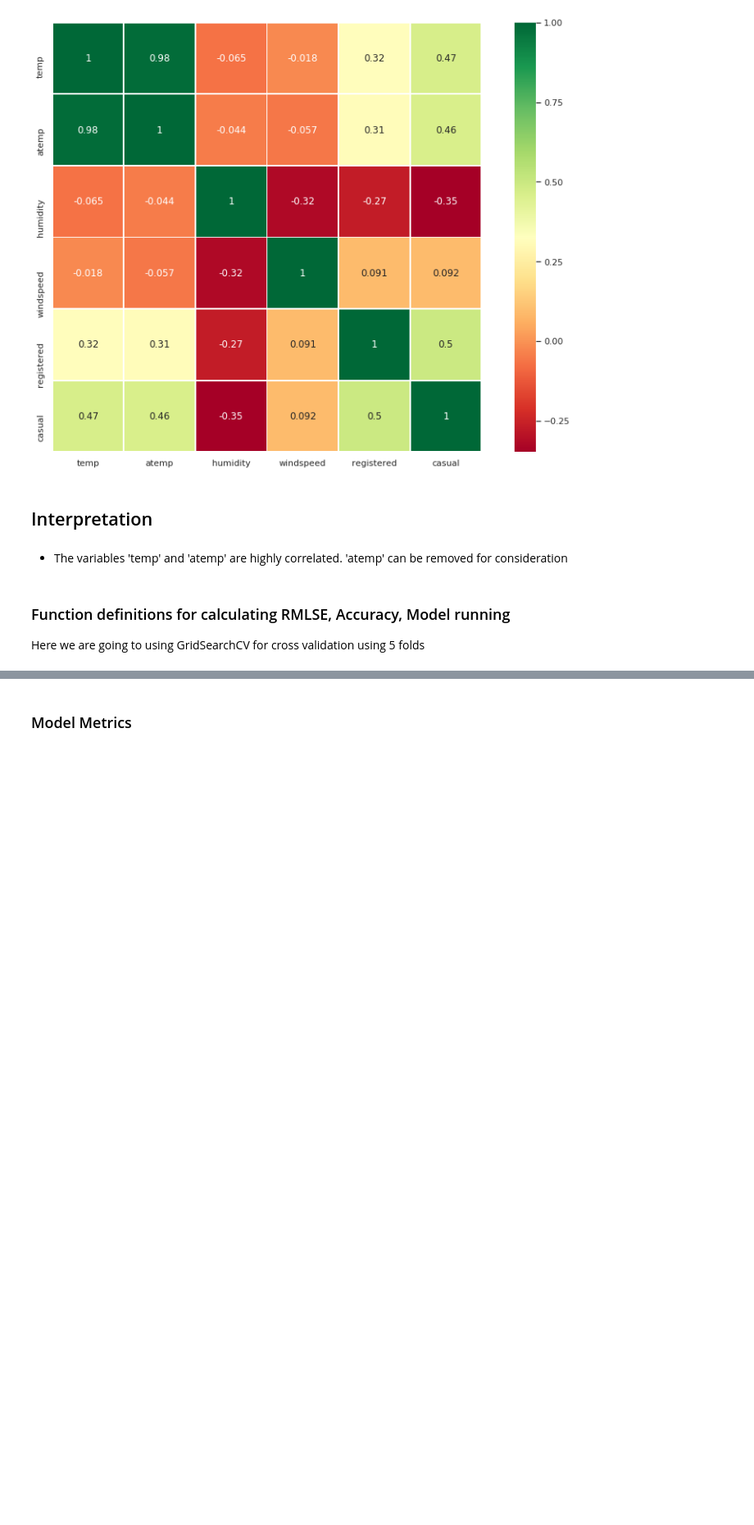
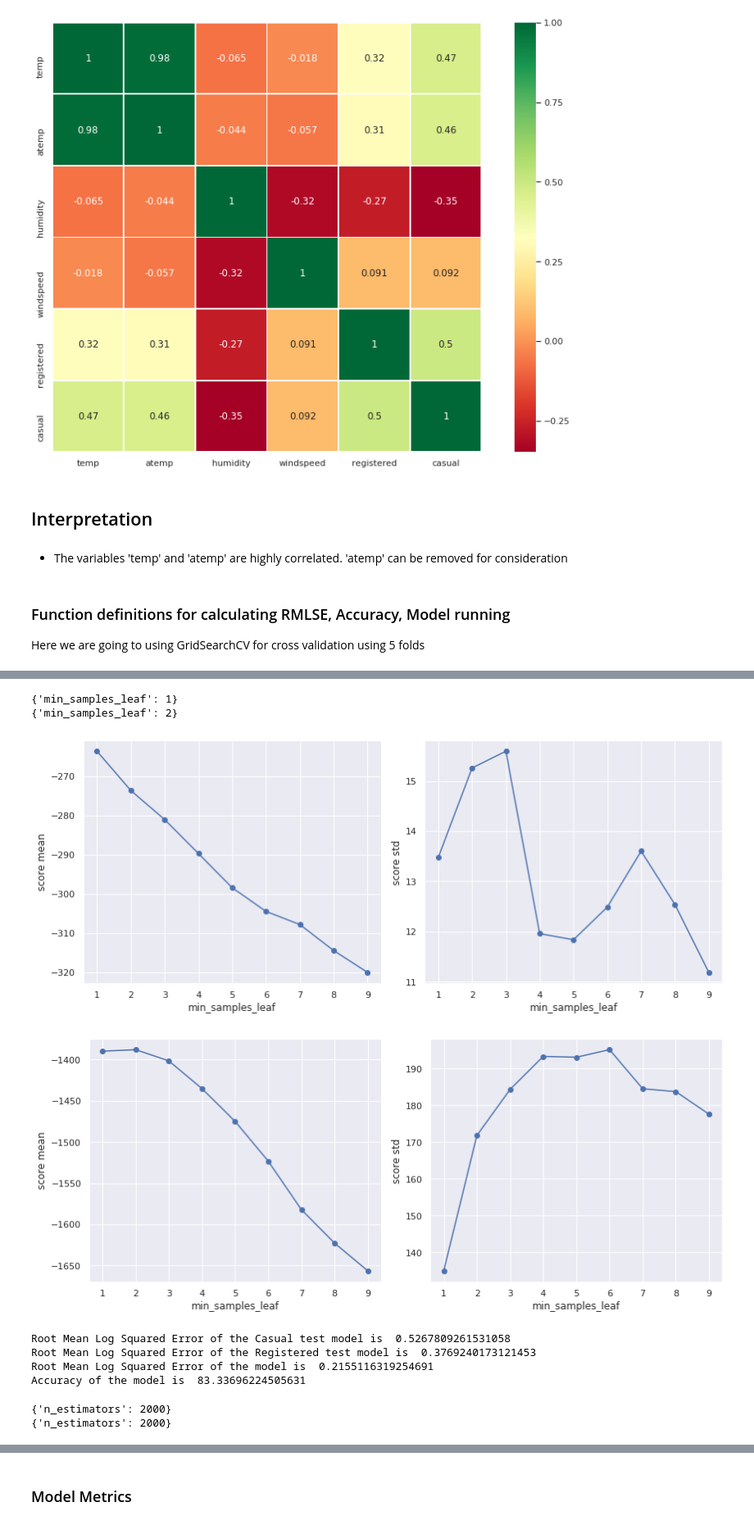
Before and after one commit to subbu3642/BikeSharingSystem, a Jupyter notebook: WorkBook.ipynb, the cells around one changed output, grey strips where cells are left out. Shown at 82% size. Cells and saved outputs as stored; diff of their text form; code cells hidden in the pictures; blank space fills up the shorter version.

```diff
--- a/WorkBook.ipynb
+++ b/WorkBook.ipynb
@@ -277,0 +304,19 @@ y_tot_rf = np.round(y_cas_rf + y_reg_rf)
+# %%
+reg_rf = RandomForestRegressor()
+params_rf = {
+    "min_samples_leaf": np.arange(1,10,1)}
+
+y_cas_rf, mod_cas_rf = RunModel(reg_rf, params_rf, X_train_cas, X_test_cas, y_train_cas)
+y_reg_rf, mod_reg_rf = RunModel(reg_rf, params_rf, X_train_reg, X_test_reg, y_train_reg)
+
+print(mod_cas_rf.best_params_)
+print(mod_reg_rf.best_params_)
+# %% [output]
+{'min_samples_leaf': 1}
+{'min_samples_leaf': 2}
+# %%
+plot_cv(params_rf, mod_cas_rf, "min_samples_leaf")
+plot_cv(params_rf, mod_reg_rf, "min_samples_leaf")
+# %% [output]
+[figure, added]
+[figure, added]
@@ -277,0 +342,26 @@ y_tot_rf = np.round(y_cas_rf + y_reg_rf)
+# %%
+#Random Forest Regressor
+print('Root Mean Log Squared Error of the Casual test model is ', RMLSE(y_test_cas, y_cas_rf))
+print('Root Mean Log Squared Error of the Registered test model is ', RMLSE(y_test_reg, y_reg_rf))
+
+print('Root Mean Log Squared Error of the model is ', RMLSE(y_tot, y_tot_rf))
+print('Accuracy of the model is ', Accuracy(y_tot, y_tot_rf))
+# %% [output]
+Root Mean Log Squared Error of the Casual test model is  0.5267809261531058
+Root Mean Log Squared Error of the Registered test model is  0.3769240173121453
+Root Mean Log Squared Error of the model is  0.2155116319254691
+Accuracy of the model is  83.33696224505631
+# %%
+#Fitting both casual and registered users with Gradient Boost Regression model
+reg_gb = GradientBoostingRegressor()
+params_gb = {
+    "n_estimators": [600, 700, 800, 900, 1000, 1100, 1200, 1300, 1400, 1500, 1600, 1700, 1800, 1900, 2000]
+    }
+y_cas_gb, mod_cas_gb = RunModel(reg_gb, params_gb, X_train_cas, X_test_cas, y_train_cas)
+y_reg_gb, mod_reg_gb = RunModel(reg_gb, params_gb, X_train_reg, X_test_reg, y_train_reg)
+
+print(mod_cas_gb.best_params_)
+print(mod_reg_gb.best_params_)
+# %% [output]
+{'n_estimators': 2000}
+{'n_estimators': 2000}
```
Also changed, not shown: parts of 19 cells of this notebook.
